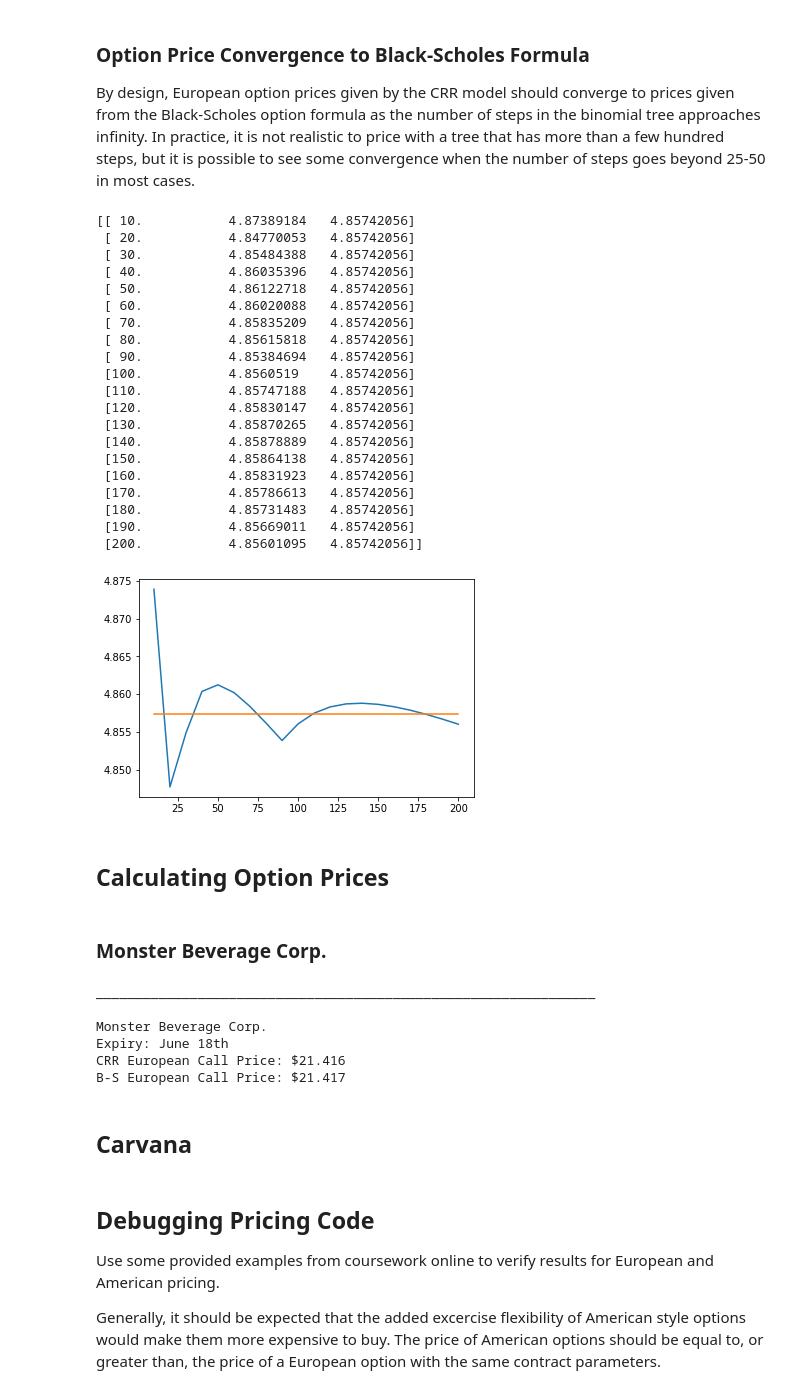
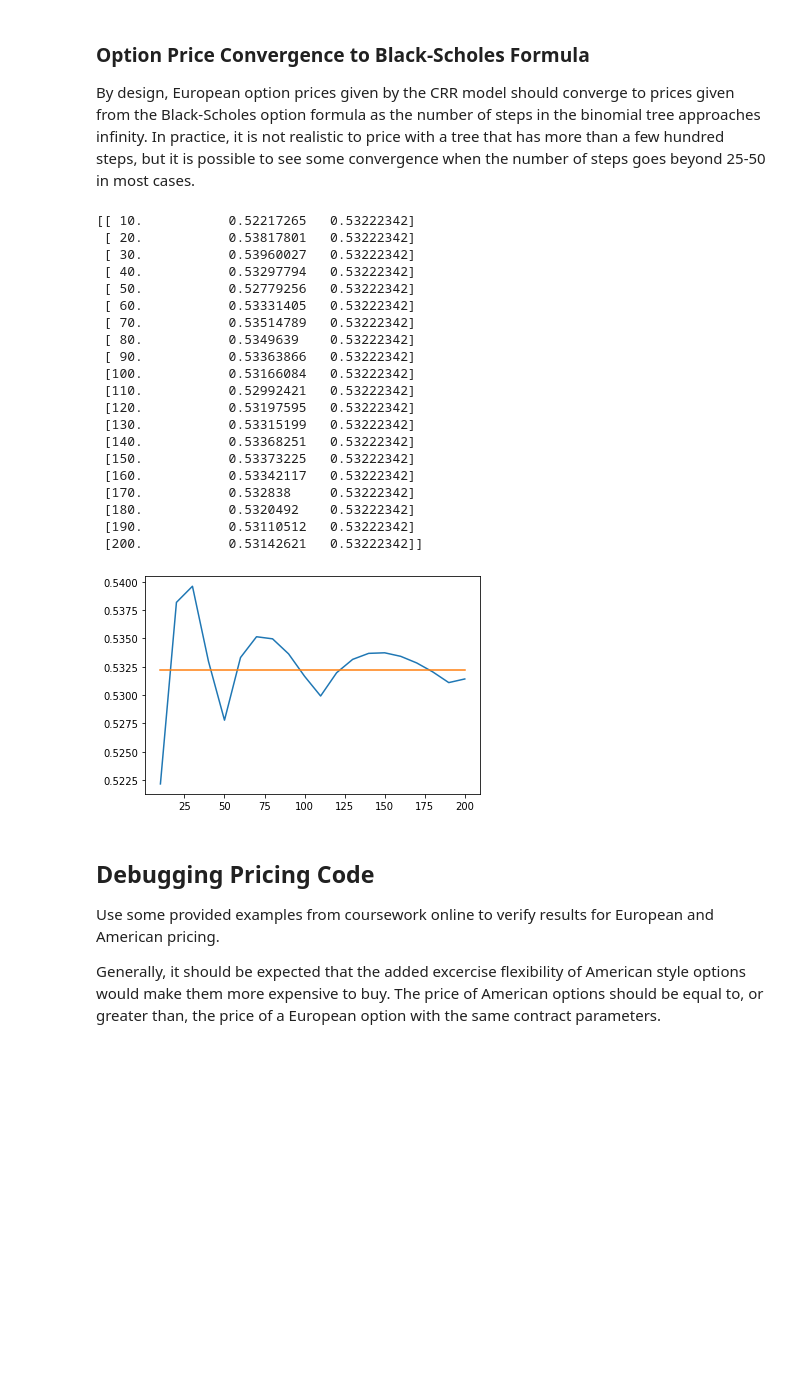
Before and after one commit to wrcarpenter/Equity-Derivative-Models, a Jupyter notebook: Notebooks/Equity_Derivative_Pricing_Models.ipynb, the cells around one changed output. Saved outputs shown, nothing was run; the diff lists cells and outputs as text; code cells hidden in the pictures; blank space fills up the shorter version.

```diff
--- a/Notebooks/Equity_Derivative_Pricing_Models.ipynb
+++ b/Notebooks/Equity_Derivative_Pricing_Models.ipynb
@@ -498,72 +409,50 @@ By design, European option prices given by the CRR model should converge to pric
 # %%
 
 n = 20
 
 # Model Parameters
-S = 20
-K = 18
-r = 0.15
-T = 12/12
-v = 0.25
+S = 13.25
+K = 15
+r = 0.0001
+T = 1/12
+v = 0.7471
 style = 'euro'
 type  = 'call'
 
 # Initialize array
 optionPrices = np.empty((20,3))
 
 # Populate array
 for i in range(0,n):
     steps = (i+1)*10
     optionPrices[i, 0] = steps
     optionPrices[i, 1] = crr_binomial_tree(S, K, r, T, steps, v, style, type)
     optionPrices[i, 2] = black_scholes(S, K, r, T, steps, v, style, type)
 
 print(optionPrices)
 
 plt.plot(optionPrices[:,0],optionPrices[:,1], label='CRR Price')
 plt.plot(optionPrices[:,0],optionPrices[:,2], label='B-S Price')
 plt.show()
 # %% [output]
-[[ 10.           4.87389184   4.85742056]
- [ 20.           4.84770053   4.85742056]
- [ 30.           4.85484388   4.85742056]
- [ 40.           4.86035396   4.85742056]
- [ 50.           4.86122718   4.85742056]
- [ 60.           4.86020088   4.85742056]
- [ 70.           4.85835209   4.85742056]
- [ 80.           4.85615818   4.85742056]
- [ 90.           4.85384694   4.85742056]
- [100.           4.8560519    4.85742056]
- [110.           4.85747188   4.85742056]
- [120.           4.85830147   4.85742056]
- [130.           4.85870265   4.85742056]
- [140.           4.85878889   4.85742056]
- [150.           4.85864138   4.85742056]
- [160.           4.85831923   4.85742056]
- [170.           4.85786613   4.85742056]
- [180.           4.85731483   4.85742056]
- [190.           4.85669011   4.85742056]
- [200.           4.85601095   4.85742056]]
+[[ 10.           0.52217265   0.53222342]
+ [ 20.           0.53817801   0.53222342]
+ [ 30.           0.53960027   0.53222342]
+ [ 40.           0.53297794   0.53222342]
+ [ 50.           0.52779256   0.53222342]
+ [ 60.           0.53331405   0.53222342]
+ [ 70.           0.53514789   0.53222342]
+ [ 80.           0.5349639    0.53222342]
+ [ 90.           0.53363866   0.53222342]
+ [100.           0.53166084   0.53222342]
+ [110.           0.52992421   0.53222342]
+ [120.           0.53197595   0.53222342]
+ [130.           0.53315199   0.53222342]
+ [140.           0.53368251   0.53222342]
+ [150.           0.53373225   0.53222342]
+ [160.           0.53342117   0.53222342]
+ [170.           0.532838     0.53222342]
+ [180.           0.5320492    0.53222342]
+ [190.           0.53110512   0.53222342]
+ [200.           0.53142621   0.53222342]]
-[figure, old version]
+[figure, new version]
-# %% [markdown]
-## Calculating Option Prices
-# %% [markdown]
-### Monster Beverage Corp.
-# %%
-# Monster Beverage
-crr_price = crr_binomial_tree(91.36, 95.00, 0.0007, 150/252, 800, 0.8218, 1)
-bs_price  =     black_scholes(91.36, 95.00, 0.0007, 150/252, 100, 0.8218, 1)
-print("________________________________________________________________\n")
-print("Monster Beverage Corp.")
-print("Expiry: June 18th")
-print("CRR European Call Price: $" + "{:3.3f}".format(crr_price))
-print("B-S European Call Price: $" + "{:3.3f}".format(bs_price))
-# %% [output]
-________________________________________________________________
-
-Monster Beverage Corp.
-Expiry: June 18th
-CRR European Call Price: $21.416
-B-S European Call Price: $21.417
-# %% [markdown]
-## Carvana
```
Also changed, not shown: parts of 9 cells of this notebook.
